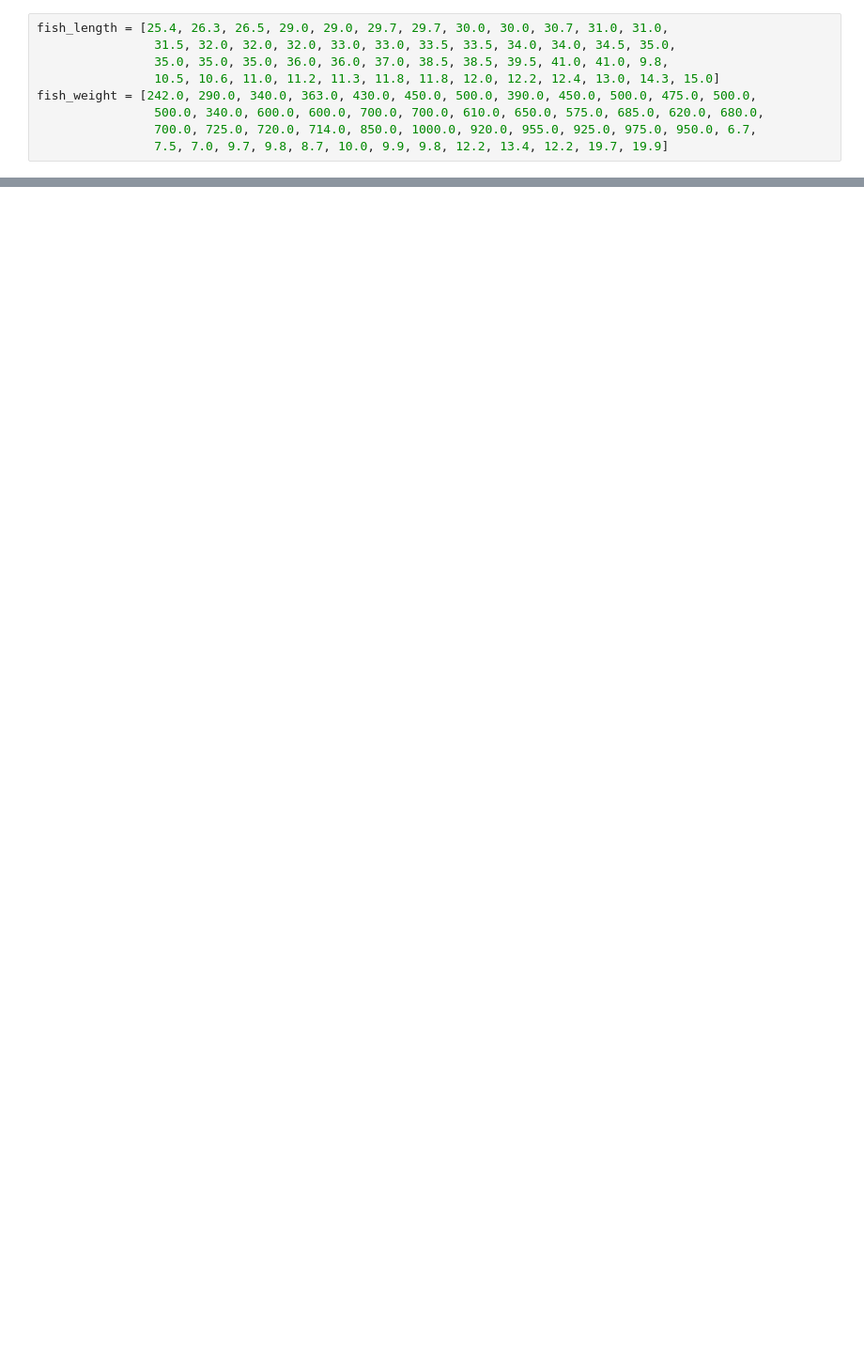
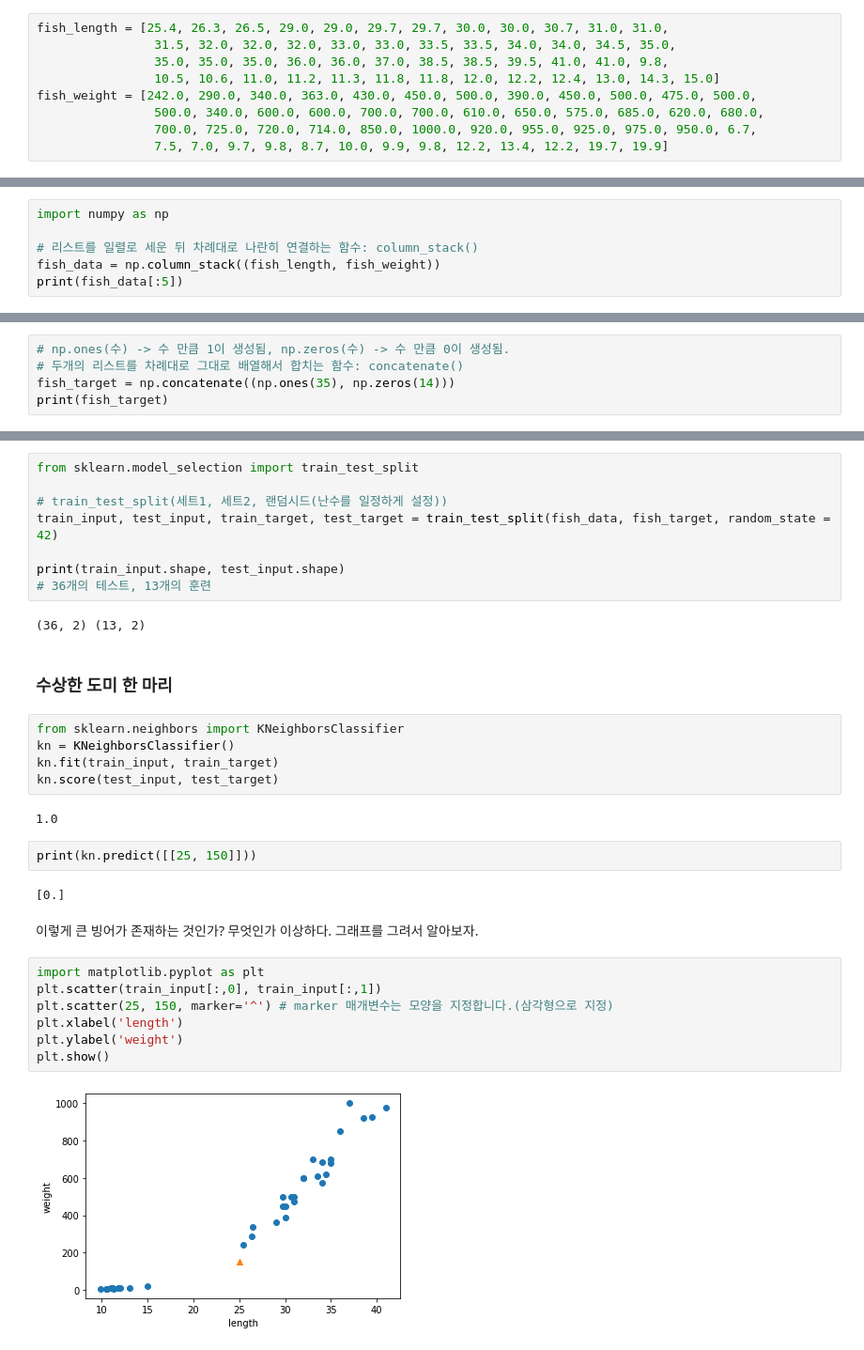
Before and after one commit to Dog-gum/Ai-study, a Jupyter notebook: 인공지능_Tutorial.ipynb, the cells around one changed output, grey strips where cells are left out. Shown at 94% size. Cells and saved outputs as stored; diff of their text form; blank space fills up the shorter version.

```diff
--- a/인공지능_Tutorial.ipynb
+++ b/인공지능_Tutorial.ipynb
@@ -233,0 +234,6 @@ import numpy as np
+# %%
+import numpy as np
+
+# 리스트를 일렬로 세운 뒤 차례대로 나란히 연결하는 함수: column_stack()
+fish_data = np.column_stack((fish_length, fish_weight))
+print(fish_data[:5])
@@ -233,0 +248,5 @@ import numpy as np
+# %%
+# np.ones(수) -> 수 만큼 1이 생성됨, np.zeros(수) -> 수 만큼 0이 생성됨.
+# 두개의 리스트를 차례대로 그대로 배열해서 합치는 함수: concatenate()
+fish_target = np.concatenate((np.ones(35), np.zeros(14)))
+print(fish_target)
@@ -233,0 +261,34 @@ import numpy as np
+# %%
+from sklearn.model_selection import train_test_split
+
+# train_test_split(세트1, 세트2, 랜덤시드(난수를 일정하게 설정))
+train_input, test_input, train_target, test_target = train_test_split(fish_data, fish_target, random_state = 42)
+
+print(train_input.shape, test_input.shape)
+# 36개의 테스트, 13개의 훈련
+# %% [output]
+(36, 2) (13, 2)
+# %% [markdown]
+### 수상한 도미 한 마리
+# %%
+from sklearn.neighbors import KNeighborsClassifier
+kn = KNeighborsClassifier()
+kn.fit(train_input, train_target)
+kn.score(test_input, test_target)
+# %% [output]
+1.0
+# %%
+print(kn.predict([[25, 150]]))
+# %% [output]
+[0.]
+# %% [markdown]
+이렇게 큰 빙어가 존재하는 것인가? 무엇인가 이상하다. 그래프를 그려서 알아보자.
+# %%
+import matplotlib.pyplot as plt
+plt.scatter(train_input[:,0], train_input[:,1])
+plt.scatter(25, 150, marker='^') # marker 매개변수는 모양을 지정합니다.(삼각형으로 지정)
+plt.xlabel('length')
+plt.ylabel('weight')
+plt.show()
+# %% [output]
+[figure, added]
```
Also changed, not shown: parts of 17 cells of this notebook.
